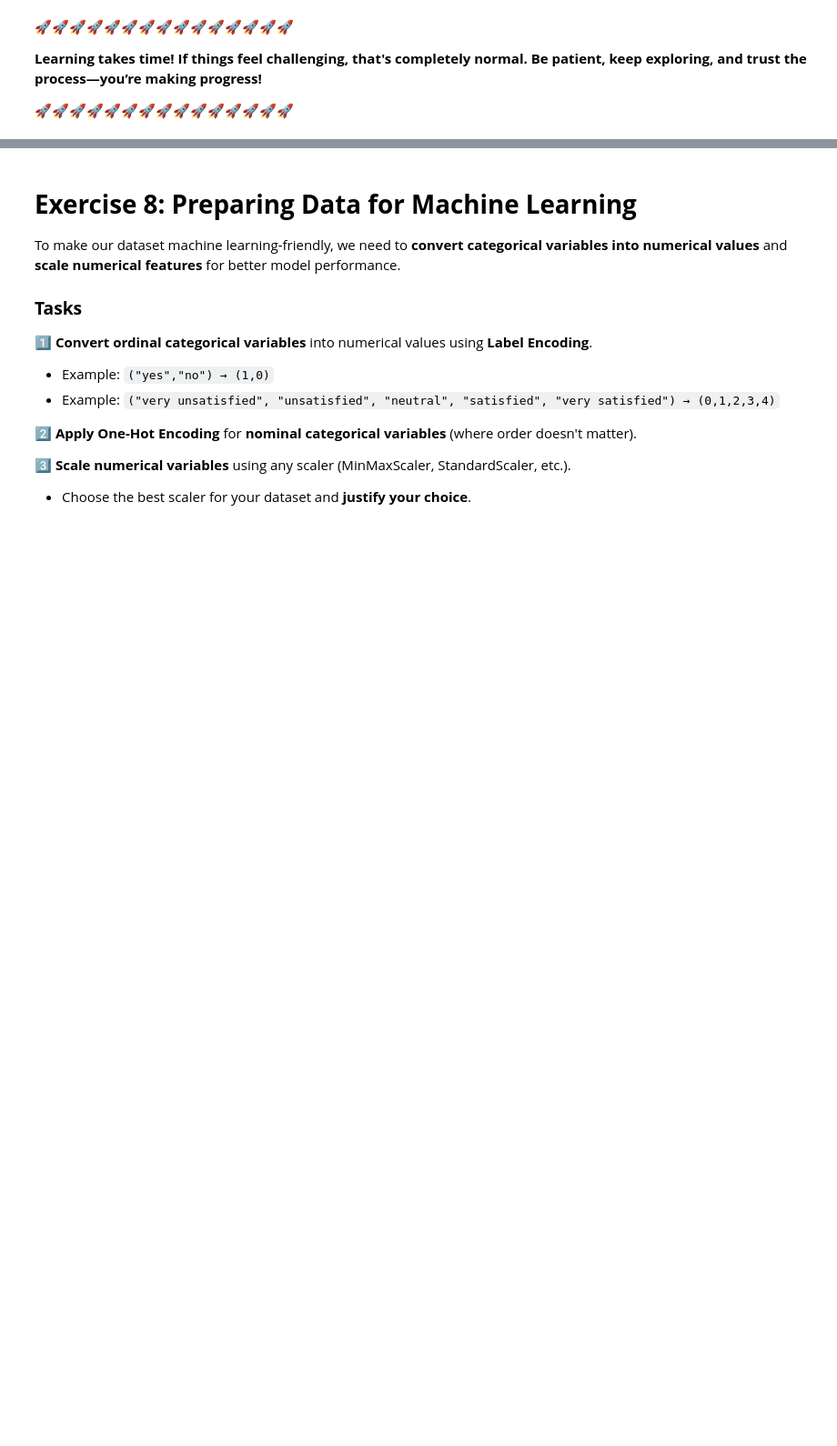
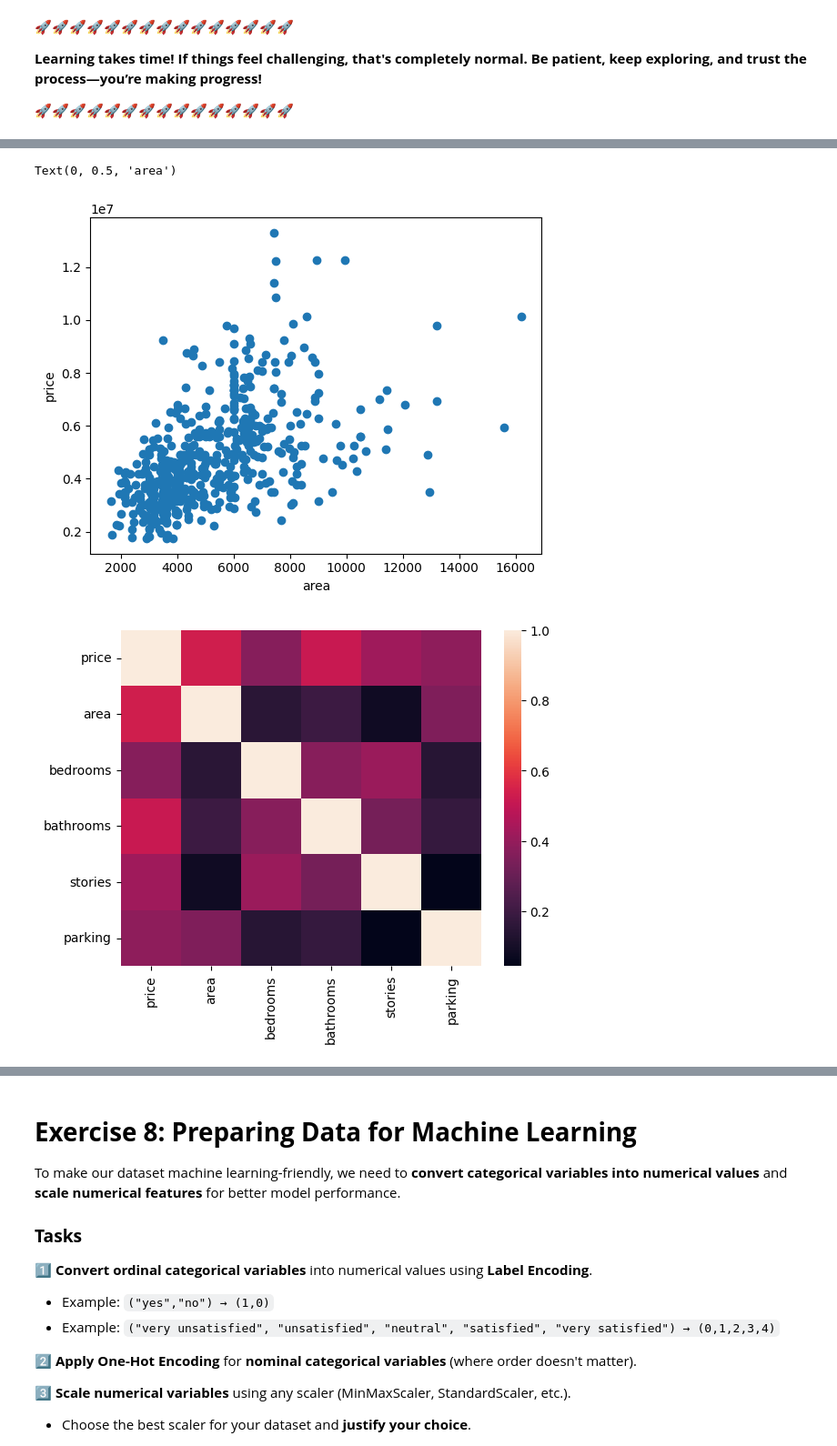
Before and after one commit to anasjwd/Entry-Level-ML-Engineer-Bootcamp, a Jupyter notebook: week01/notebook.ipynb, the cells around one changed output, grey strips where cells are left out. Shown at 91% size. Saved outputs shown, nothing was run; the diff lists cells and outputs as text; code cells hidden in the pictures; blank space fills up the shorter version.

Commit message:
Learn data preprocessing

```diff
--- a/week01/notebook.ipynb
+++ b/week01/notebook.ipynb
@@ -504,0 +507,31 @@ Let’s dive in! 🚀
+# %%
+import seaborn as sb
+
+
+
+plt.xlabel('area')
+plt.ylabel('price')
+plt.scatter(df['area'], df['price'])
+
+'''
+plt.figure()
+plt.xlabel('area')
+plt.ylabel('stories')
+plt.scatter(df['area'], df['stories'])'''
+
+plt.figure()
+sb.heatmap(df.corr(numeric_only=True))
+
+plt.figure()
+sb.boxplot(x='furnishingstatus', y='price', data=df)
+plt.xlabel('furnishingstatus')
+plt.ylabel('price')
+
+plt.figure()
+sb.boxplot(x='guestroom', y='area', data=df)
+plt.xlabel('basement')
+plt.ylabel('area')
+# %% [output]
+Text(0, 0.5, 'area')
+[figure, added]
+[figure, added]
```
Also changed, not shown: parts of 16 cells of this notebook.
